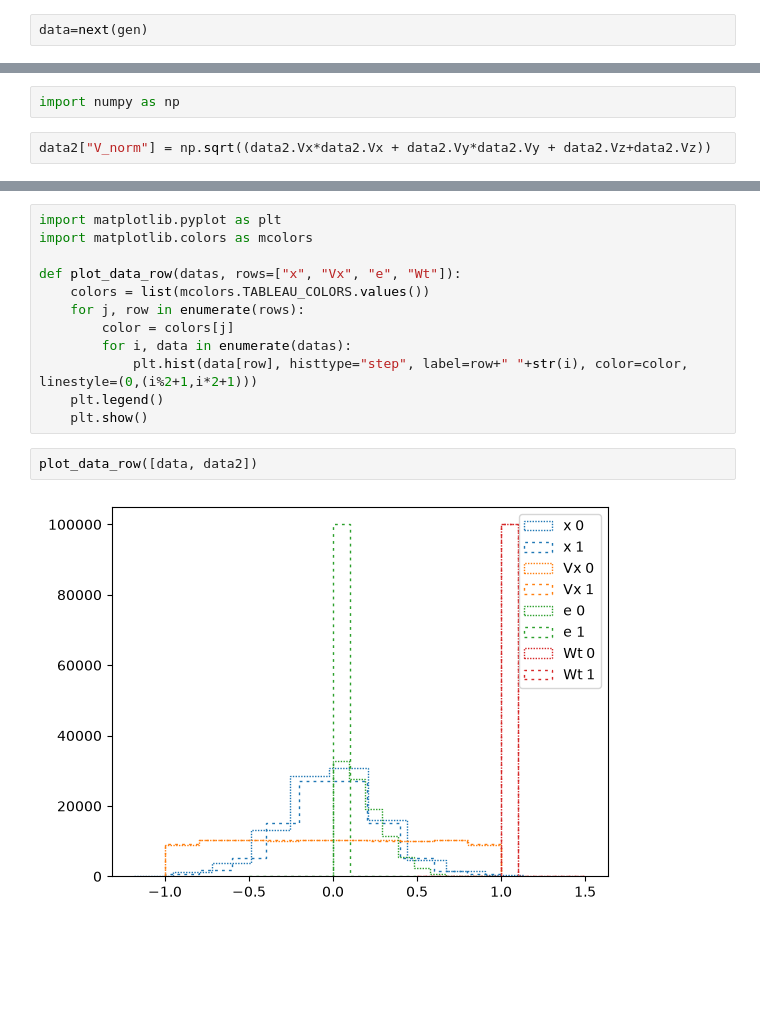
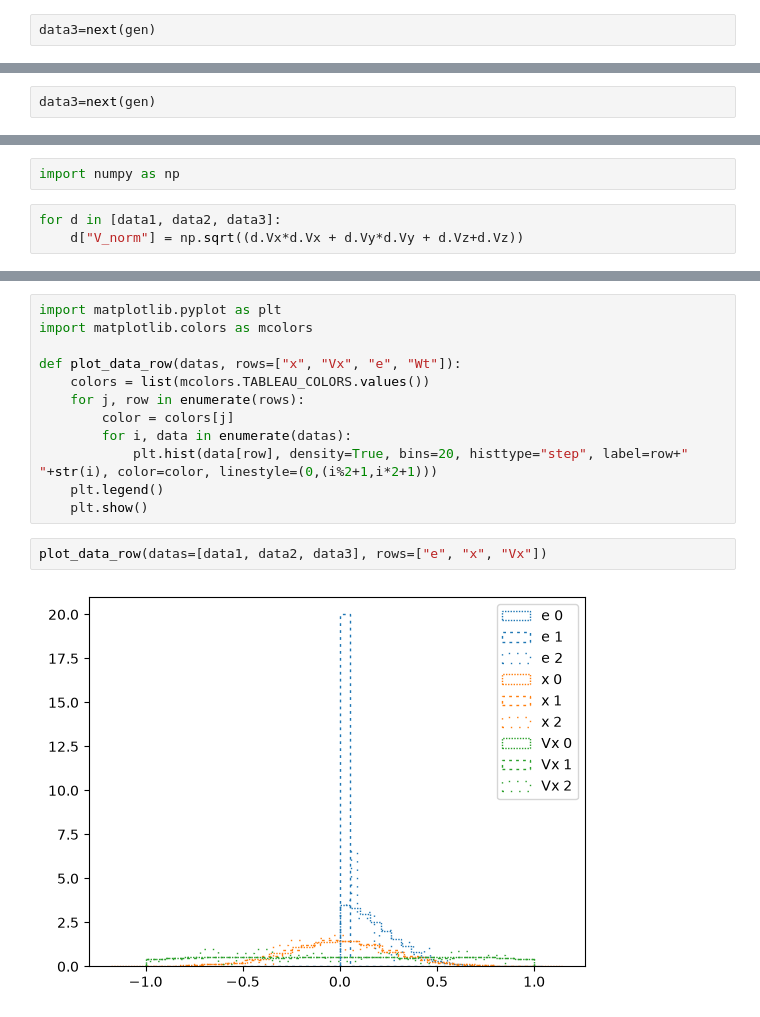
Before and after one commit to Dutingegabl/Brightify, a Jupyter notebook: kds_experimenting.ipynb, the cells around one changed output, grey strips where cells are left out. Saved outputs shown, nothing was run; the diff lists cells and outputs as text; blank space fills up the shorter version.

Commit message:
small plotting adjustment

```diff
--- a/kds_experimenting.ipynb
+++ b/kds_experimenting.ipynb
@@ -800,5 +811,5 @@ Optimal bw (silv) = [[3.54953666e-01 3.22447490e-04 1.03094212e-01 1.03211731e-0
   6.60560402e-10 1.96524623e-01 1.96524623e-01 1.96524623e-01]]
 Successfully saved parameters file /tmp/brightify_kdsource.xml
 # %%
-data=next(gen)
+data3=next(gen)
 # %% [output]
@@ -837,0 +825,2 @@ data2.describe()
+# %%
+data3=next(gen)
@@ -838,5 +829,6 @@ data2.describe()
 # %%
 import numpy as np
 # %%
-data2["V_norm"] = np.sqrt((data2.Vx*data2.Vx + data2.Vy*data2.Vy + data2.Vz+data2.Vz))
+for d in [data1, data2, data3]:
+    d["V_norm"] = np.sqrt((d.Vx*d.Vx + d.Vy*d.Vy + d.Vz+d.Vz))
 # %%
@@ -860,10 +876,10 @@ def plot_data_row(datas, rows=["x", "Vx", "e", "Wt"]):
     for j, row in enumerate(rows):
         color = colors[j]
         for i, data in enumerate(datas):
-            plt.hist(data[row], histtype="step", label=row+" "+str(i), color=color, linestyle=(0,(i%2+1,i*2+1)))
+            plt.hist(data[row], density=True, bins=20, histtype="step", label=row+" "+str(i), color=color, linestyle=(0,(i%2+1,i*2+1)))
     plt.legend()
     plt.show()
 # %%
-plot_data_row([data, data2])
+plot_data_row(datas=[data1, data2, data3], rows=["e", "x", "Vx"])
 # %% [output]
-[figure, old version]
+[figure, new version]
```
Also changed, not shown: parts of 10 cells of this notebook.
